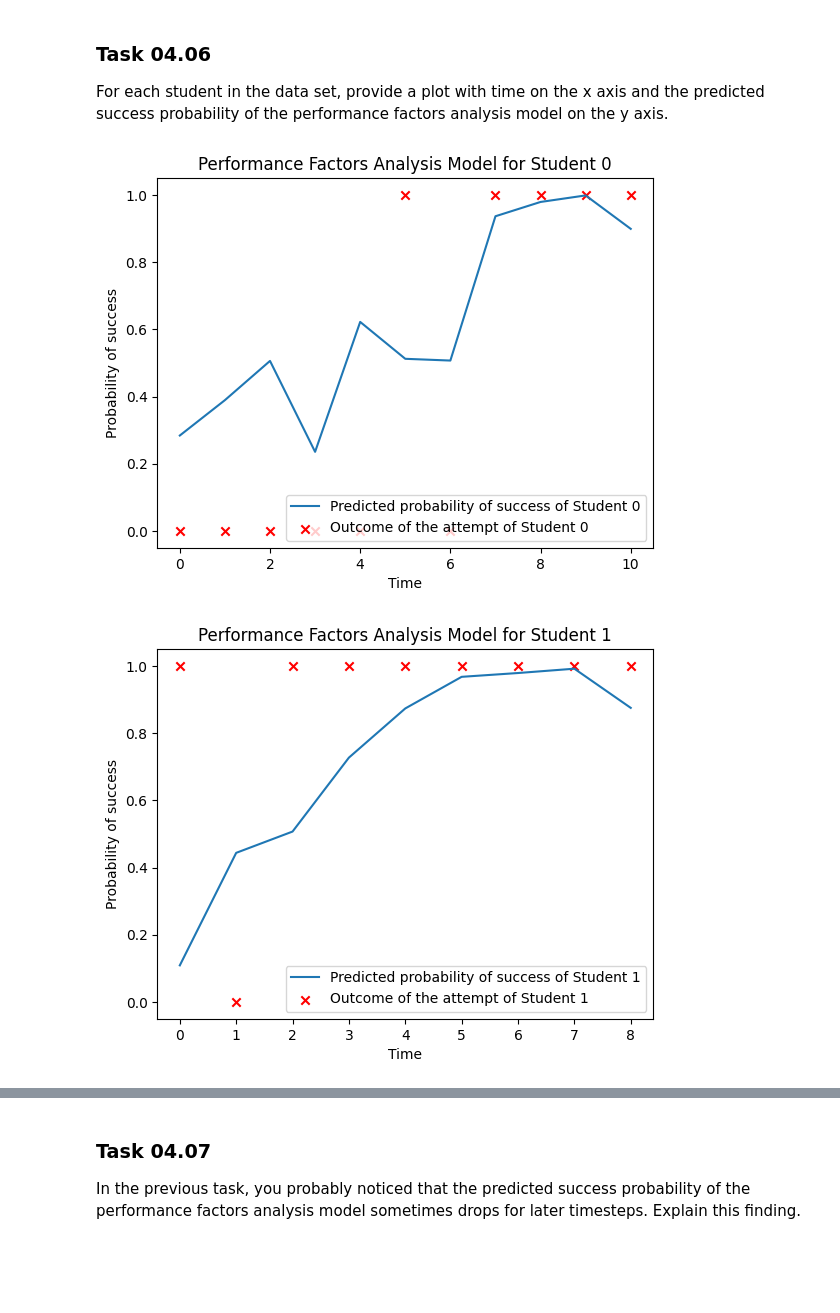
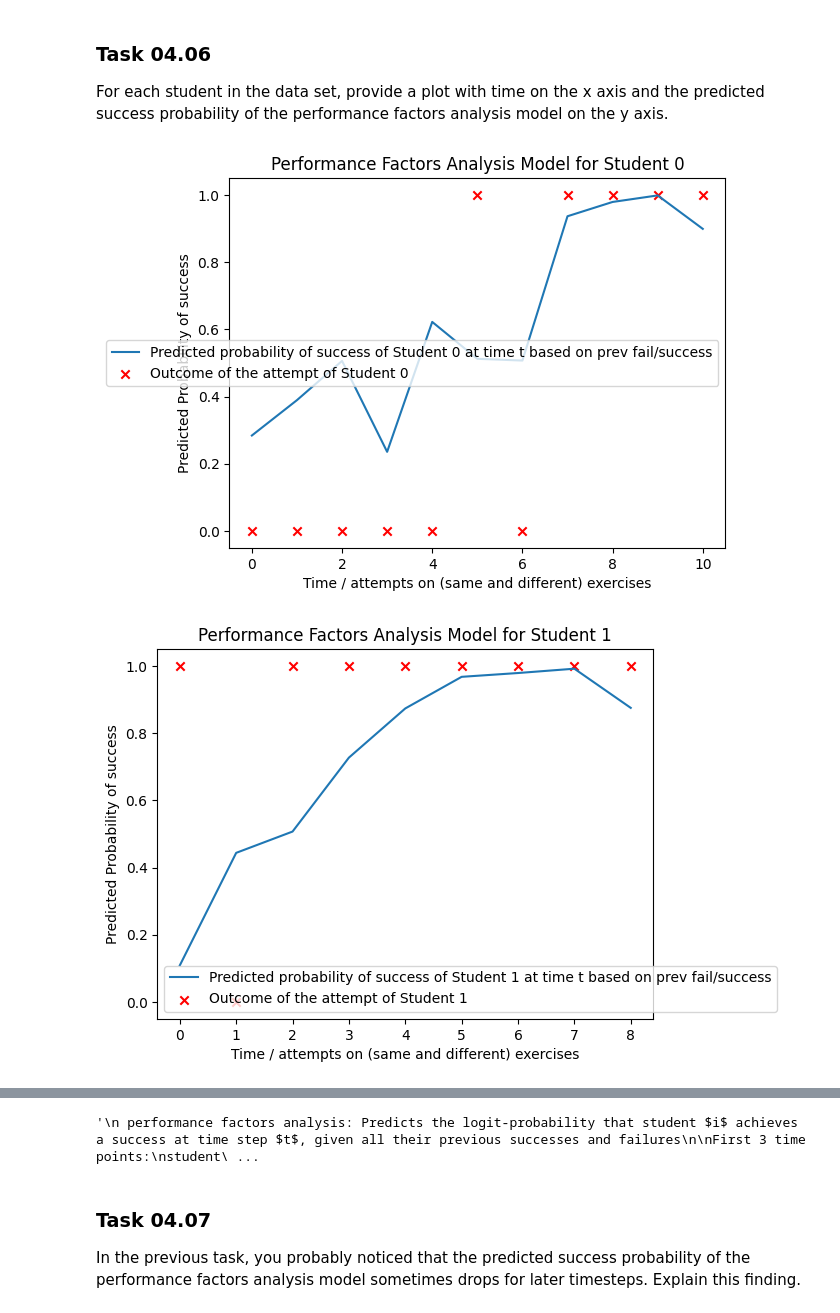
Before and after one commit to sachinskss/dataminingEx, a Jupyter notebook: sheet04_Christoph.ipynb, the cells around one changed output, grey strips where cells are left out. Saved outputs shown, nothing was run; the diff lists cells and outputs as text; code cells hidden in the pictures; blank space fills up the shorter version.

```diff
--- a/sheet04_Christoph.ipynb
+++ b/sheet04_Christoph.ipynb
@@ -270,34 +283,71 @@ For each student in the data set, provide a plot with time on the x axis and the
 # %%
 # Get the unique student IDs from the data
 student_ids = np.unique(X.T[0]) # The transpose of X is used to access the first column
 
 # Loop over the student IDs
 for student_id in student_ids:
     # Filter the data and the feature matrix by the student ID
     # We need both the data matrix and the feature matrix because the data matrix contains the time steps and the outcomes, while the feature matrix contains the past successes and failures.
     X_student = X[X.T[0] == student_id] # The rows of X where the student ID matches
     Xlogreg_student = Xlogreg[X.T[0] == student_id] # The rows of Xlogreg where the student ID matches
 
     # Get the time steps and the outcomes for the student
     time_student = X_student.T[1] # The second column of X_student
     outcome_student = X_student.T[5] # The sixth column of X_student
 
     # Predict the probability of success for the student using the model
     prob_success_student = model.predict_proba(Xlogreg_student).T[1] # The probability of success for each row of Xlogreg_student
 
 
     # Plot the time steps and the probability of success for the student.
     # A line plot with time on the x axis and probability of success on the y axis.
-    plt.plot(time_student, prob_success_student, label = "Predicted probability of success of Student %d" % student_id)
+    plt.plot(time_student, prob_success_student, label = "Predicted probability of success of Student %d at time t based on prev fail/success" % student_id)
     # A scatter plot of the time steps and the outcomes of the attempts for the student, where a success is indicated by a red cross at y = 1 and a failure is indicated by a red cross at y = 0.
     plt.scatter(time_student, outcome_student, marker = "x", color = "red", label = "Outcome of the attempt of Student %d" % student_id)
 
     # A scatter plot with time on the x axis and outcome on the y axis
-    plt.xlabel("Time") # The label for the x axis
-    plt.ylabel("Probability of success") # The label for the y axis
+    plt.xlabel("Time / attempts on (same and different) exercises") # The label for the x axis
+    plt.ylabel("Predicted Probability of success") # The label for the y axis
     plt.title("Performance Factors Analysis Model for Student %d" % student_id) # The title for the plot
     plt.legend() # The legend for the plot
     plt.show() # Show the plot
+
+
+'''
+ performance factors analysis: Predicts the logit-probability that student $i$ achieves a success at time step $t$, given all their previous successes and failures
+
+First 3 time points:
+student	time exercise first_skill second_skill result
+0	    0	 1	        1	        0	        0
+0	    1	 1	        1	        0	        0
+0	    2	 1	        1	        0	        0
+
+These are the entries for the first student. You see the student fails every task so then why is the curve rising? The Curve Predicts the liekihood of the student succeeding the Task at time point t based on failiours and successes before.
+
+the PFA model also has a learning rate parameter, which determines how much the probability of mastery changes after each attempt. If the learning rate is high, then the probability of mastery can increase even after a failure, because the model assumes that the student learned from the mistake.
+
+Last 4 time points:
+student	time exercise first_skill second_skill result
+0	    7	 4	        1	        1	        1
+0	    8	 1	        1	        0	        1
+0	    9	 4	        1	        1	        1
+0	    10	 2	        0	        1	        1
+
+The last tasks only needs the second skill. And looking at all entries again
+student	time exercise first_skill second_skill result
+0	    0	 1	        1	        0	        0
+0	    1	 1	        1	        0	        0
+0	    2	 1	        1	        0	        0
+0	    3	 2	        0	        1	        0 *failed single skill 2 task*
+0	    4	 1	        1	        0	        0
+0	    5	 4	        1	        1	        1
+0	    6	 3	        0	        1	        0 *failed single skill 2 task*
+0	    7	 4	        1	        1	        1
+0	    8	 1	        1	        0	        1
+0	    9	 4	        1	        1	        1
+0	    10	 2	        0	        1	        1 *first time succeeding single skill 2 task*
+
+'''
 # %% [output]
-[figure, old version]
+[figure, new version]
-[figure, old version]
+[figure, new version]
@@ -310,3 +360,4 @@ for student_id in student_ids:
+'\n performance factors analysis: Predicts the logit-probability that student $i$ achieves a success at time step $t$, given all their previous successes and failures\n\nFirst 3 time points:\nstudent\ ...
 # %% [markdown]
 ### Task 04.07
 
```
Also changed, not shown: parts of 6 cells of this notebook.
